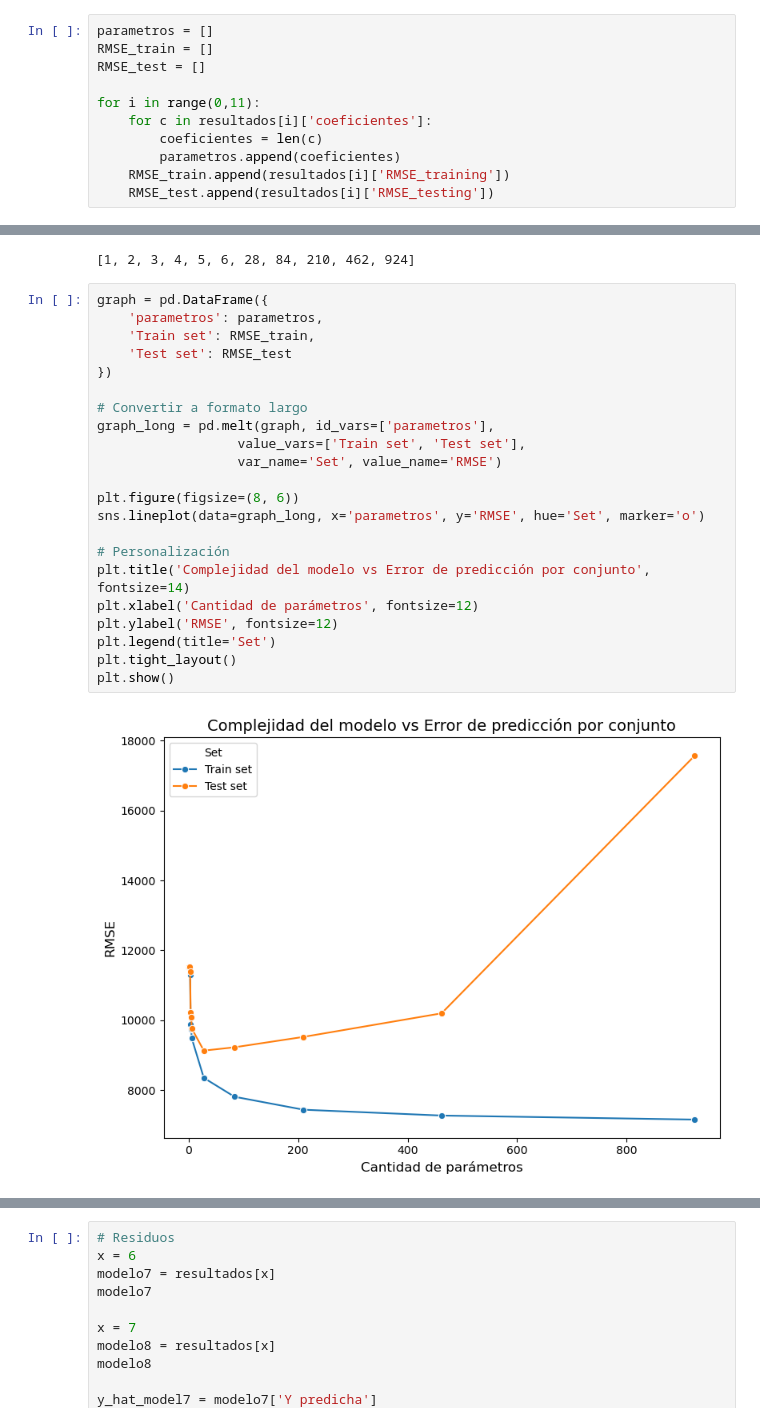
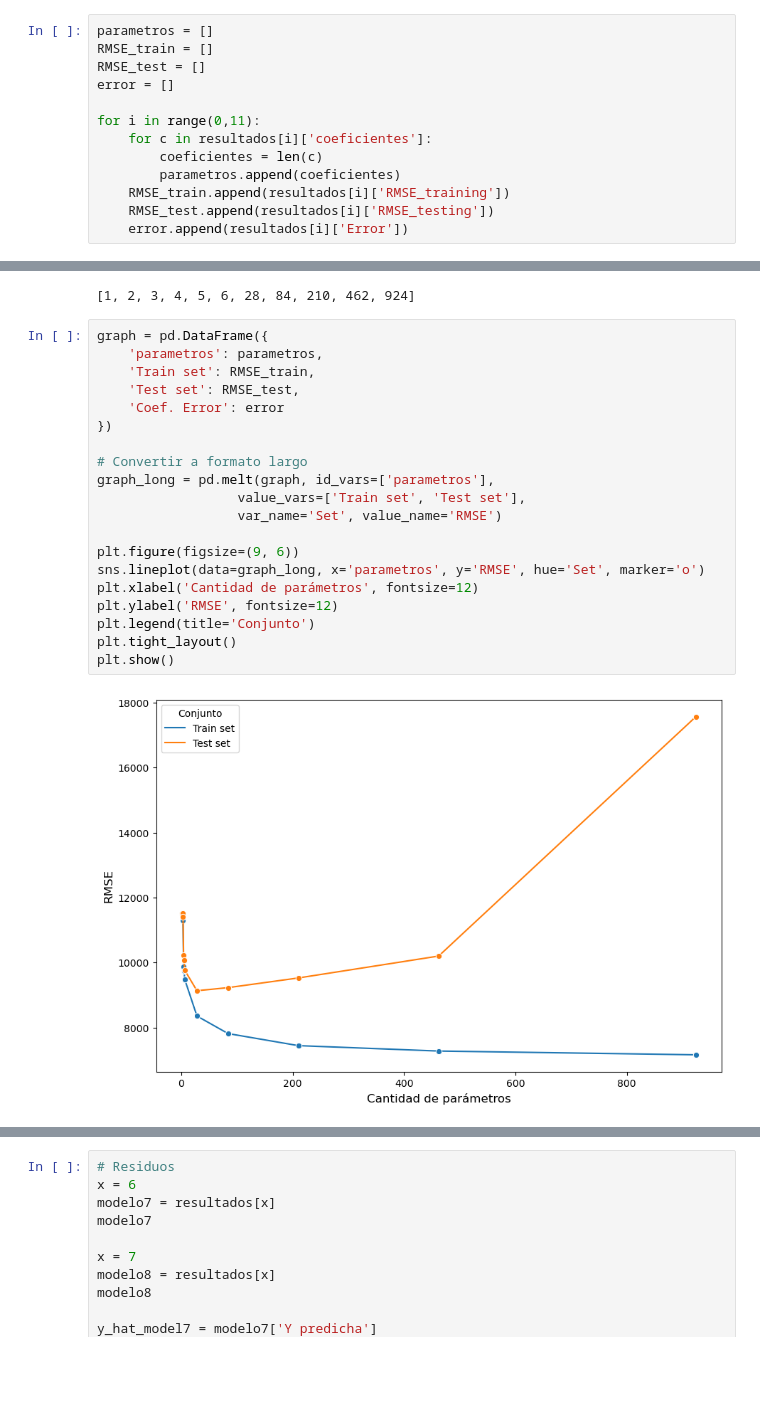
Before and after one commit to ebqz7/Machine_Learning_TP, a Jupyter notebook: TP1/scripts/3_analysis.ipynb, the cells around one changed output, grey strips where cells are left out. Cells and saved outputs as stored; diff of their text form; blank space fills up the shorter version.

```diff
--- a/TP1/scripts/3_analysis.ipynb
+++ b/TP1/scripts/3_analysis.ipynb
@@ -373,6 +405,7 @@ modelo
 parametros = []
 RMSE_train = []
 RMSE_test = []
+error = []
 
 for i in range(0,11):
     for c in resultados[i]['coeficientes']:
@@ -380,6 +413,7 @@ for i in range(0,11):
         parametros.append(coeficientes)
     RMSE_train.append(resultados[i]['RMSE_training'])
     RMSE_test.append(resultados[i]['RMSE_testing'])
+    error.append(resultados[i]['Error'])
 # %%
 print(parametros)
 # %% [output]
@@ -387,27 +421,25 @@ print(parametros)
 # %%
 graph = pd.DataFrame({
     'parametros': parametros,
     'Train set': RMSE_train,
-    'Test set': RMSE_test
+    'Test set': RMSE_test,
+    'Coef. Error': error
 })
 
 # Convertir a formato largo
 graph_long = pd.melt(graph, id_vars=['parametros'],
                   value_vars=['Train set', 'Test set'],
                   var_name='Set', value_name='RMSE')
 
-plt.figure(figsize=(8, 6))
+plt.figure(figsize=(9, 6))
 sns.lineplot(data=graph_long, x='parametros', y='RMSE', hue='Set', marker='o')
-
-# Personalización
-plt.title('Complejidad del modelo vs Error de predicción por conjunto', fontsize=14)
 plt.xlabel('Cantidad de parámetros', fontsize=12)
 plt.ylabel('RMSE', fontsize=12)
-plt.legend(title='Set')
+plt.legend(title='Conjunto')
 plt.tight_layout()
 plt.show()
 # %% [output]
-[figure, old version]
+[figure, new version]
 # %%
 graph
 # %% [output]
```
Also changed, not shown: parts of 28 cells of this notebook, 5 other files.
